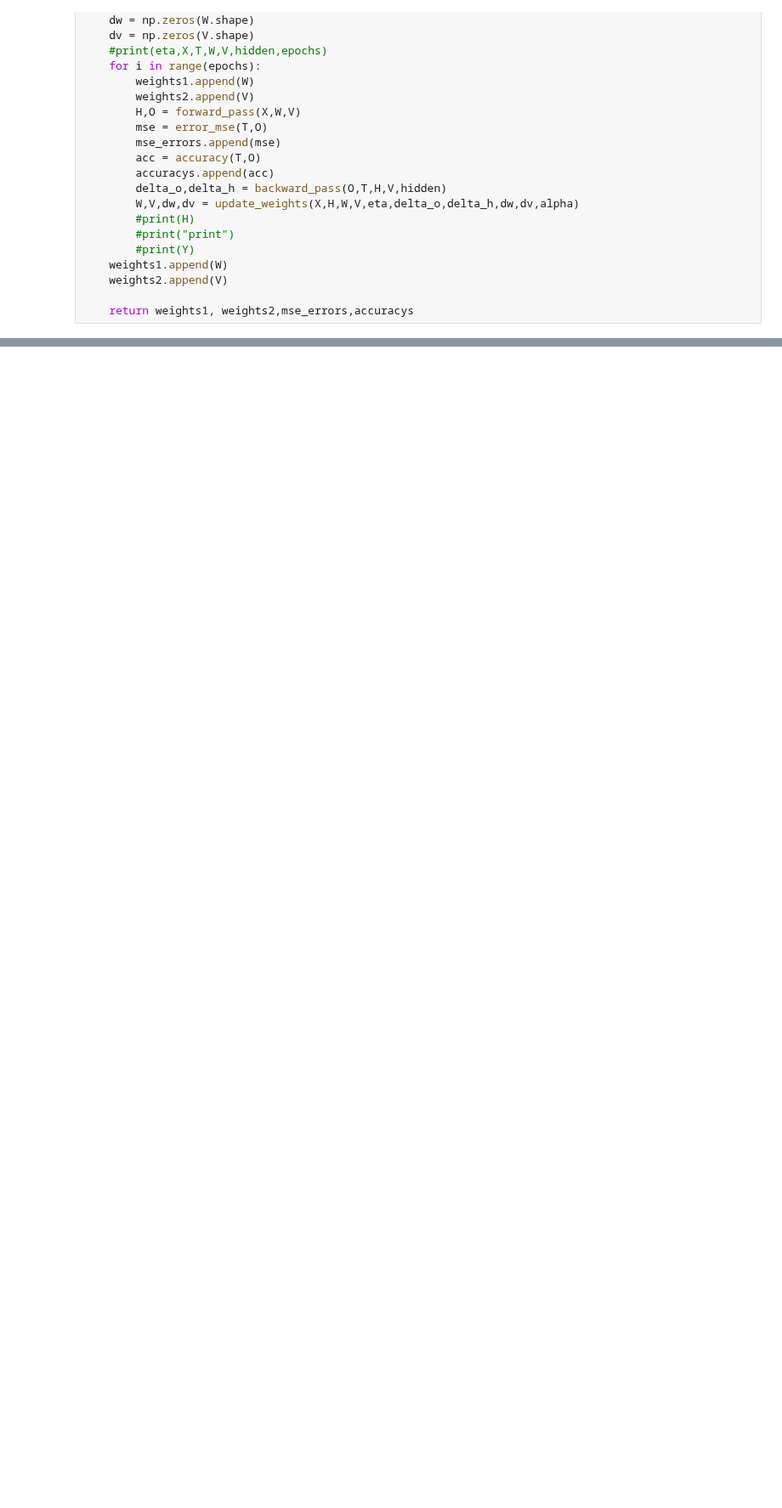
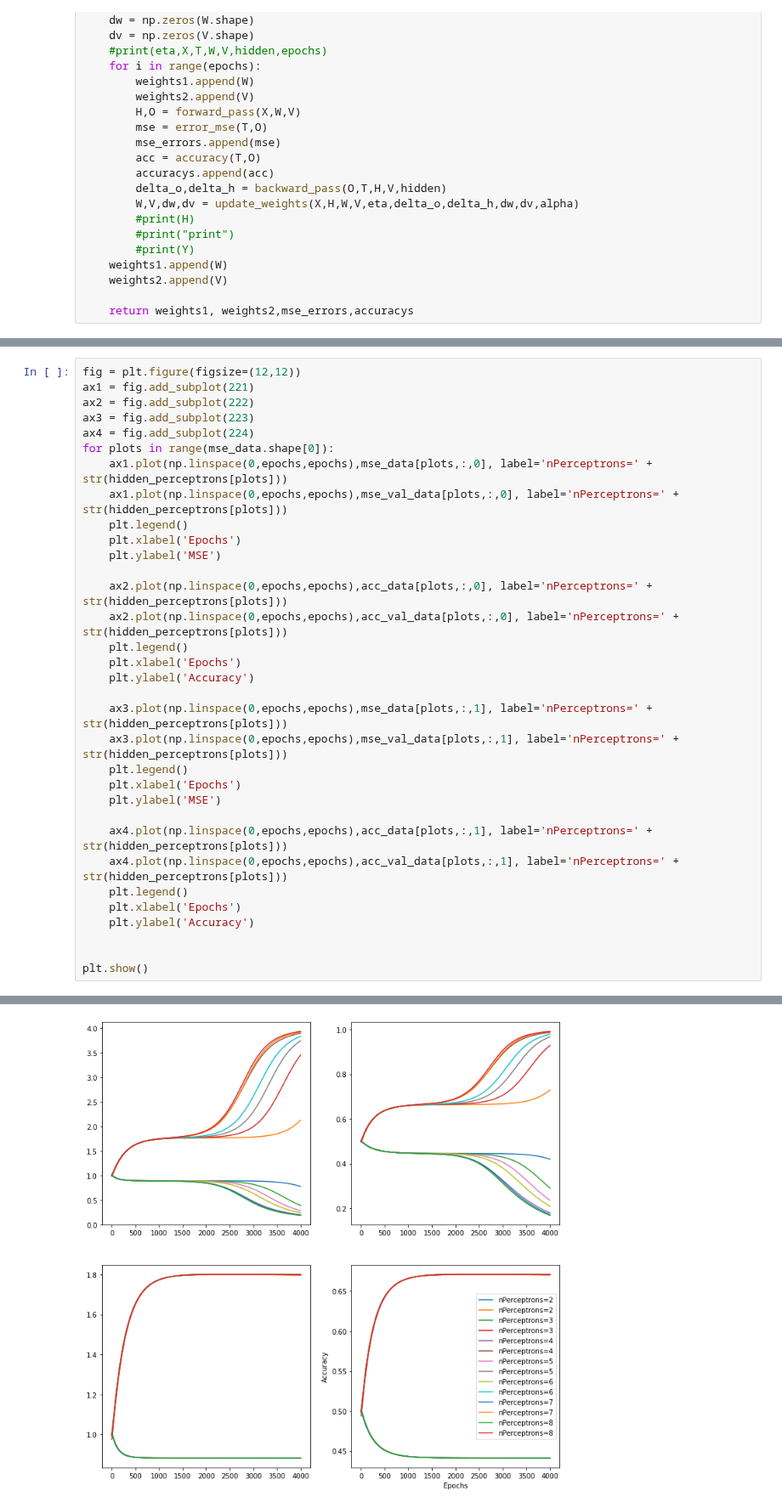
Before and after one commit to smallgreycreatures/DD2437, a Jupyter notebook: lab1/DD2437_Assignment1_MLP-3-2-2.ipynb, the cells around one changed output, grey strips where cells are left out. Shown at 85% size. Drawn from its saved outputs; the diff is of its cells as text; blank space fills up the shorter version.

Commit message:
Fixade en super subplot:)

```diff
--- a/lab1/DD2437_Assignment1_MLP-3-2-2.ipynb
+++ b/lab1/DD2437_Assignment1_MLP-3-2-2.ipynb
@@ -225,0 +237,34 @@ print("acc")
+# %%
+fig = plt.figure(figsize=(12,12))
+ax1 = fig.add_subplot(221)
+ax2 = fig.add_subplot(222)
+ax3 = fig.add_subplot(223)
+ax4 = fig.add_subplot(224)
+for plots in range(mse_data.shape[0]):
+    ax1.plot(np.linspace(0,epochs,epochs),mse_data[plots,:,0], label='nPerceptrons=' + str(hidden_perceptrons[plots]))
+    ax1.plot(np.linspace(0,epochs,epochs),mse_val_data[plots,:,0], label='nPerceptrons=' + str(hidden_perceptrons[plots]))
+    plt.legend()
+    plt.xlabel('Epochs')
+    plt.ylabel('MSE')
+
+    ax2.plot(np.linspace(0,epochs,epochs),acc_data[plots,:,0], label='nPerceptrons=' + str(hidden_perceptrons[plots]))
+    ax2.plot(np.linspace(0,epochs,epochs),acc_val_data[plots,:,0], label='nPerceptrons=' + str(hidden_perceptrons[plots]))
+    plt.legend()
+    plt.xlabel('Epochs')
+    plt.ylabel('Accuracy')
+
+    ax3.plot(np.linspace(0,epochs,epochs),mse_data[plots,:,1], label='nPerceptrons=' + str(hidden_perceptrons[plots]))
+    ax3.plot(np.linspace(0,epochs,epochs),mse_val_data[plots,:,1], label='nPerceptrons=' + str(hidden_perceptrons[plots]))
+    plt.legend()
+    plt.xlabel('Epochs')
+    plt.ylabel('MSE')
+
+    ax4.plot(np.linspace(0,epochs,epochs),acc_data[plots,:,1], label='nPerceptrons=' + str(hidden_perceptrons[plots]))
+    ax4.plot(np.linspace(0,epochs,epochs),acc_val_data[plots,:,1], label='nPerceptrons=' + str(hidden_perceptrons[plots]))
+    plt.legend()
+    plt.xlabel('Epochs')
+    plt.ylabel('Accuracy')
+
+
+plt.show()
+# %% [output]
@@ -226,3 +274,4 @@ print("acc")
+[figure, added]
 # %%
 plt_mse, = plt.plot(np.linspace(0,epochs,epochs),mse,'r', label='MSE')
 plt_mse_val, = plt.plot(np.linspace(0,epochs,epochs),mse_val,'b', label='validation MSE')
```
Also changed, not shown: parts of 5 cells of this notebook.
